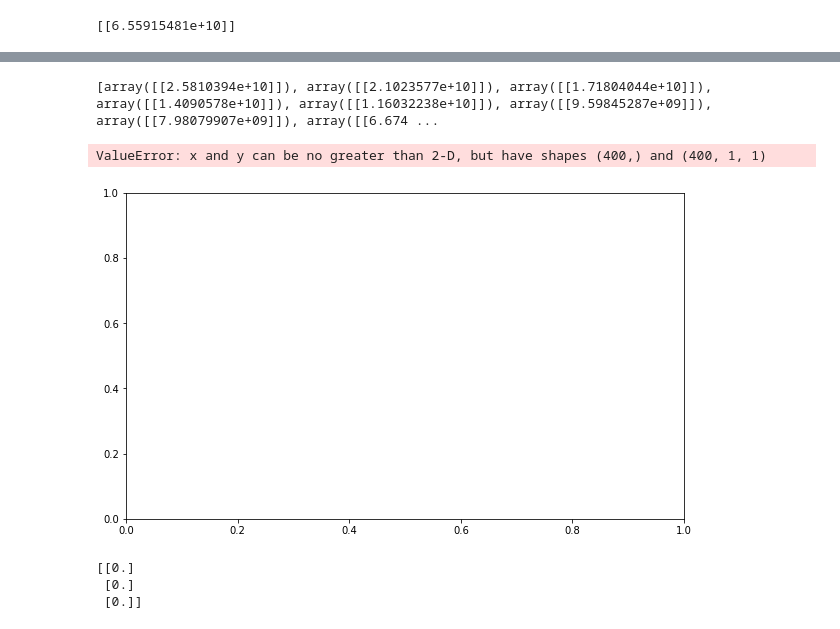
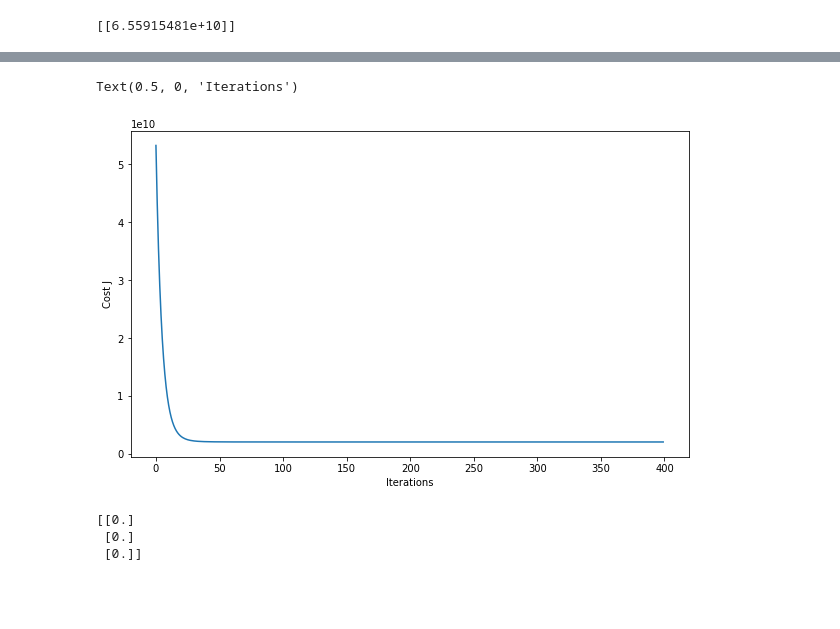
Before and after one commit to chriscross00/ML_Ng, a Jupyter notebook: ML_ex1/ex1_lab.ipynb, the cells around one changed output, grey strips where cells are left out. Cells and saved outputs as stored; diff of their text form; code cells hidden in the pictures; blank space fills up the shorter version.

```diff
--- a/ML_ex1/ex1_lab.ipynb
+++ b/ML_ex1/ex1_lab.ipynb
@@ -237,9 +212,9 @@ print(compute_cost_m(x_norm, y2, initial_theta))
 [[6.55915481e+10]]
 # %%
 def gradient_descent_m(x, y, theta, alpha, num_iters):
-    m = len(y)
+    m = y.size
     J2_history = []
     for i in range(num_iters):
-        theta = theta - (alpha/m) * np.sum((h(x,theta)-y)*np.array(x[:, i])).reshape
+        theta = theta - (alpha/m) * np.dot(x.T,(h(x,theta)-y))
         J2_history.append(compute_cost_m(x,y,theta))
     return(theta, J2_history)
@@ -253,5 +231,8 @@ theta = np.zeros((3,1))
 
 theta, J2_history = gradient_descent_m(x_norm, y2, theta, alpha, num_iters)
 
+J2_history_array = np.asarray(J2_history).reshape((400,1))
+
+print(J2_history_array)
 print(theta)
 # %% [output]
@@ -259,15 +256,11 @@ TypeError: unsupported operand type(s) for *: 'float' and 'builtin_function_or_m
-# %%
-print(J2_history)
-# %% [output]
-[array([[2.5810394e+10]]), array([[2.1023577e+10]]), array([[1.71804044e+10]]), array([[1.4090578e+10]]), array([[1.16032238e+10]]), array([[9.59845287e+09]]), array([[7.98079907e+09]]), array([[6.674 ...
 # %%
 plt.figure(figsize=(10,6))
-plt.plot(J2_history)
+plt.plot(J2_history_array)
 plt.ylabel('Cost J')
 plt.xlabel('Iterations')
 # %% [output]
-ValueError: x and y can be no greater than 2-D, but have shapes (400,) and (400, 1, 1)
+Text(0.5, 0, 'Iterations')
-[figure, old version]
+[figure, new version]
 # %%
 theta = np.zeros((3,1))
 theta.shape
```
Also changed, not shown: parts of 6 cells of this notebook, 1 other file.
